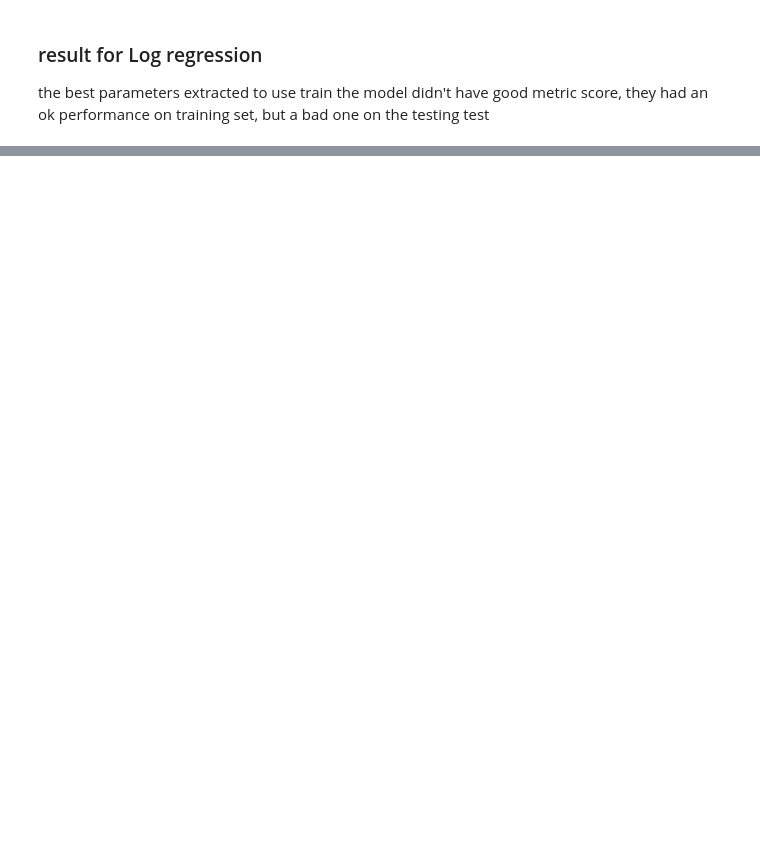
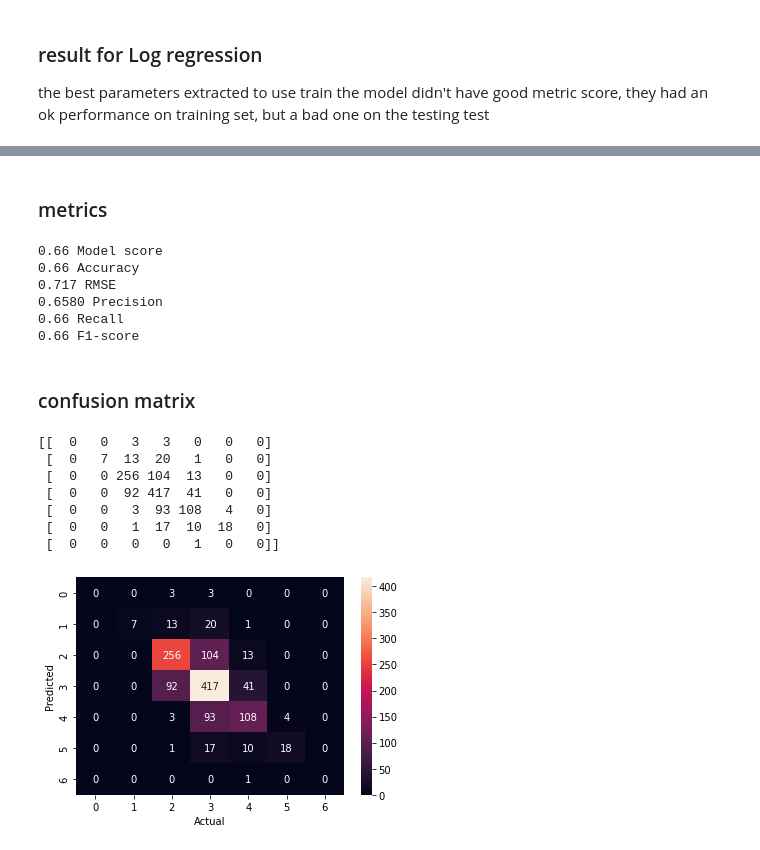
Before and after one commit to ProsperChuks/wine-quality-prediction, a Jupyter notebook: base.ipynb, the cells around one changed output, grey strips where cells are left out. Saved outputs shown, nothing was run; the diff lists cells and outputs as text; code cells hidden in the pictures; blank space fills up the shorter version.

```diff
--- a/base.ipynb
+++ b/base.ipynb
@@ -260,0 +266,18 @@ the best parameters extracted to use train the model didn't have good metric sco
+# %%
+x = dataframe2.drop(['residual sugar', 'quality'], axis=1)
+y = dataframe2['quality']
+
+x_train, x_test, y_train, y_test = train_test_split(x, y, test_size=0.25, random_state=30)
+
+pipe = Pipeline([
+    ('scaler', StandardScaler()),
+    ('model', KNeighborsClassifier(n_neighbors=5, weights='uniform'))
+])
+
+_model_3 = GridSearchCV(estimator=pipe, param_grid={
+    'model__n_neighbors': [5,6,7,8,9,10,11,12,13,14,15,16,17,18,19,20],
+    'model__weights': ['uniform', 'distance']
+}, cv=10)
+
+_model_3.fit(x_train, y_train)
+pd.DataFrame(_model_3.cv_results_)
@@ -260,0 +302,45 @@ the best parameters extracted to use train the model didn't have good metric sco
+# %% [markdown]
+### metrics
+# %%
+pred = _model_3.predict(x_test)
+
+print('%.2f'%_model_3.score(x_test, y_test), 'Model score')
+accuracy = accuracy_score(y_test, pred)
+print('%.2f'%accuracy, 'Accuracy')
+
+rmse = np.sqrt(mean_squared_error(y_test, pred))
+print('%.3f'%rmse, 'RMSE')
+
+precision = precision_score(y_test, pred, average='micro')
+print('%.4f'%precision, 'Precision')
+
+recall = recall_score(y_test, pred, average='micro')
+print('%.2f'%recall, 'Recall')
+
+f1 = f1_score(y_test, pred, average='micro')
+print('%.2f'%f1, 'F1-score')
+# %% [output]
+0.66 Model score
+0.66 Accuracy
+0.717 RMSE
+0.6580 Precision
+0.66 Recall
+0.66 F1-score
+# %% [markdown]
+### confusion matrix
+# %%
+cn_matrix = confusion_matrix(y_test, pred)
+print(cn_matrix)
+sns.heatmap(cn_matrix, annot=True, fmt='')
+plt.xlabel('Actual')
+plt.ylabel('Predicted')
+plt.show()
+# %% [output]
+[[  0   0   3   3   0   0   0]
+ [  0   7  13  20   1   0   0]
+ [  0   0 256 104  13   0   0]
+ [  0   0  92 417  41   0   0]
+ [  0   0   3  93 108   4   0]
+ [  0   0   1  17  10  18   0]
+ [  0   0   0   0   1   0   0]]
+[figure, added]
```
Also changed, not shown: parts of 5 cells of this notebook.
